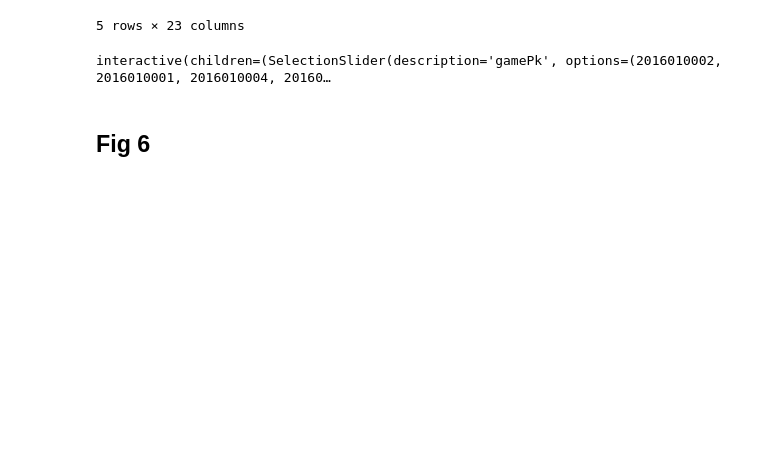
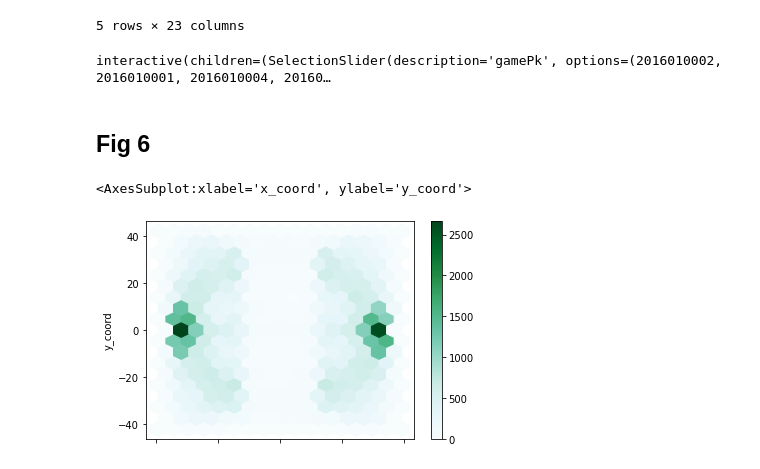
Before and after one commit to DS-IFT6750-project-collaboration/Hockey-all-star-analytics, a Jupyter notebook: ift6758-milestone1_tj.ipynb, the cells around one changed output. Drawn from its saved outputs; the diff is of its cells as text; code cells hidden in the pictures; blank space fills up the shorter version.

```diff
--- a/ift6758-milestone1_tj.ipynb
+++ b/ift6758-milestone1_tj.ipynb
@@ -286,7 +286,7 @@ from ipywidgets import interact
 import plotly.express as px
 import plotly.graph_objects as go
 # %%
-season_plays_df = pd.read_csv("./data/processed/season_plays_20162017.csv", index_col=False)
+season_plays_df = pd.read_csv("./data/processed/season_plays_2016.csv", index_col=False)
 #season_plays_df = season_plays_df.drop(columns="Unnamed: 0")
 season_plays_df.head()
 # %% [output]
@@ -360,3 +359,8 @@ explore_shots(season_plays_df)
 interactive(children=(SelectionSlider(description='gamePk', options=(2016010002, 2016010001, 2016010004, 20160…
 # %% [markdown]
 ## Fig 6
+# %%
+season_plays_df.plot.hexbin(x="x_coord", y="y_coord", gridsize=16)
+# %% [output]
+<AxesSubplot:xlabel='x_coord', ylabel='y_coord'>
+[figure, added]
```
Also changed, not shown: parts of 1 cell of this notebook.
